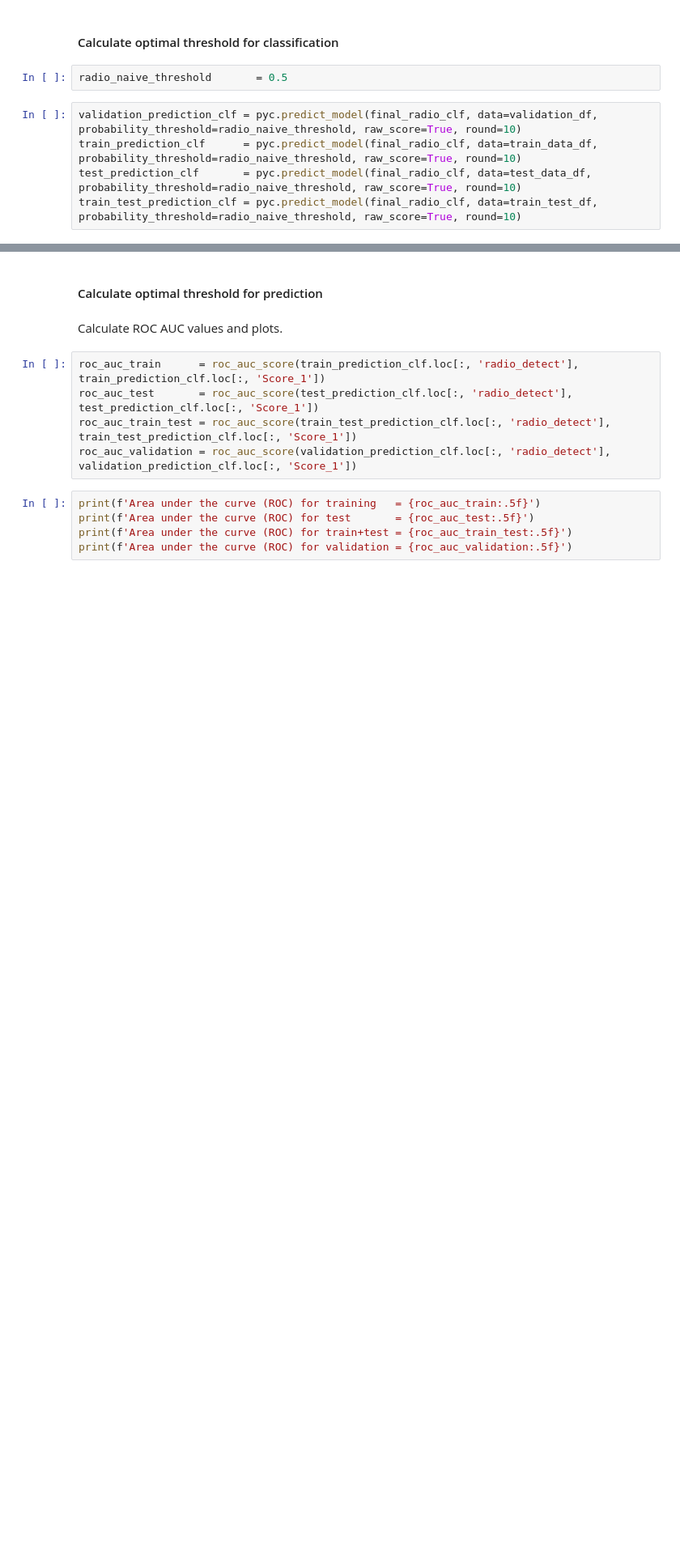
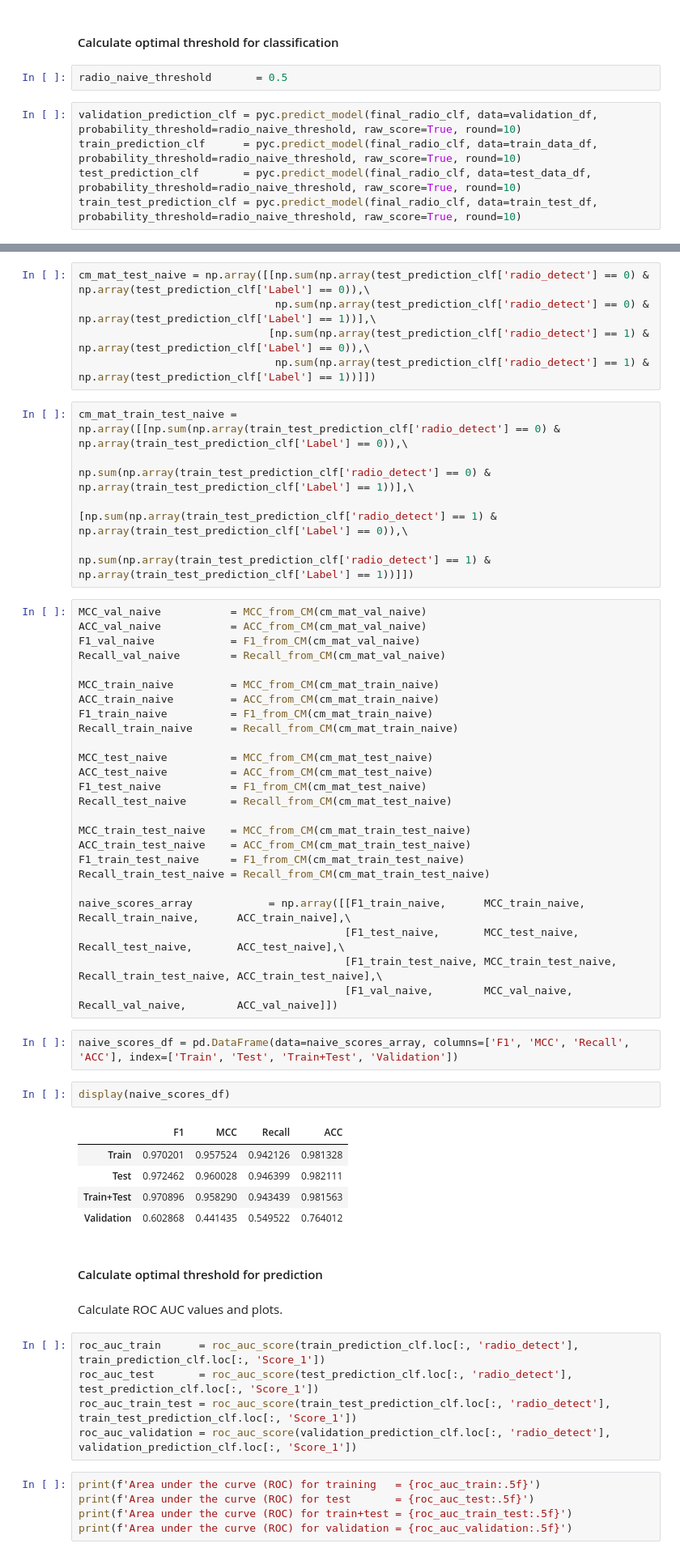
Before and after one commit to racarvajal/Pipeline_RG_z_ML, a Jupyter notebook: ML_17.ipynb, the cells around one changed output, grey strips where cells are left out. Shown at 81% size. Cells and saved outputs as stored; diff of their text form; blank space fills up the shorter version.

```diff
--- a/ML_17.ipynb
+++ b/ML_17.ipynb
@@ -984,3 +996,48 @@ train_test_prediction_clf = pyc.predict_model(final_radio_clf, data=train_test_d
+# %%
+cm_mat_test_naive = np.array([[np.sum(np.array(test_prediction_clf['radio_detect'] == 0) & np.array(test_prediction_clf['Label'] == 0)),\
+                               np.sum(np.array(test_prediction_clf['radio_detect'] == 0) & np.array(test_prediction_clf['Label'] == 1))],\
+                              [np.sum(np.array(test_prediction_clf['radio_detect'] == 1) & np.array(test_prediction_clf['Label'] == 0)),\
+                               np.sum(np.array(test_prediction_clf['radio_detect'] == 1) & np.array(test_prediction_clf['Label'] == 1))]])
+# %%
+cm_mat_train_test_naive = np.array([[np.sum(np.array(train_test_prediction_clf['radio_detect'] == 0) & np.array(train_test_prediction_clf['Label'] == 0)),\
+                                     np.sum(np.array(train_test_prediction_clf['radio_detect'] == 0) & np.array(train_test_prediction_clf['Label'] == 1))],\
+                                    [np.sum(np.array(train_test_prediction_clf['radio_detect'] == 1) & np.array(train_test_prediction_clf['Label'] == 0)),\
+                                     np.sum(np.array(train_test_prediction_clf['radio_detect'] == 1) & np.array(train_test_prediction_clf['Label'] == 1))]])
+# %%
+MCC_val_naive           = MCC_from_CM(cm_mat_val_naive)
+ACC_val_naive           = ACC_from_CM(cm_mat_val_naive)
+F1_val_naive            = F1_from_CM(cm_mat_val_naive)
+Recall_val_naive        = Recall_from_CM(cm_mat_val_naive)
+
+MCC_train_naive         = MCC_from_CM(cm_mat_train_naive)
+ACC_train_naive         = ACC_from_CM(cm_mat_train_naive)
+F1_train_naive          = F1_from_CM(cm_mat_train_naive)
+Recall_train_naive      = Recall_from_CM(cm_mat_train_naive)
+
+MCC_test_naive          = MCC_from_CM(cm_mat_test_naive)
+ACC_test_naive          = ACC_from_CM(cm_mat_test_naive)
+F1_test_naive           = F1_from_CM(cm_mat_test_naive)
+Recall_test_naive       = Recall_from_CM(cm_mat_test_naive)
+
+MCC_train_test_naive    = MCC_from_CM(cm_mat_train_test_naive)
+ACC_train_test_naive    = ACC_from_CM(cm_mat_train_test_naive)
+F1_train_test_naive     = F1_from_CM(cm_mat_train_test_naive)
+Recall_train_test_naive = Recall_from_CM(cm_mat_train_test_naive)
+
+naive_scores_array            = np.array([[F1_train_naive,      MCC_train_naive,      Recall_train_naive,      ACC_train_naive],\
+                                          [F1_test_naive,       MCC_test_naive,       Recall_test_naive,       ACC_test_naive],\
+                                          [F1_train_test_naive, MCC_train_test_naive, Recall_train_test_naive, ACC_train_test_naive],\
+                                          [F1_val_naive,        MCC_val_naive,        Recall_val_naive,        ACC_val_naive]])
+# %%
+naive_scores_df = pd.DataFrame(data=naive_scores_array, columns=['F1', 'MCC', 'Recall', 'ACC'], index=['Train', 'Test', 'Train+Test', 'Validation'])
+# %%
+display(naive_scores_df)
+# %% [output]
+|  | F1 | MCC | Recall | ACC |
+| Train | 0.970201 | 0.957524 | 0.942126 | 0.981328 |
+| Test | 0.972462 | 0.960028 | 0.946399 | 0.982111 |
+| Train+Test | 0.970896 | 0.958290 | 0.943439 | 0.981563 |
+| Validation | 0.602868 | 0.441435 | 0.549522 | 0.764012 |
 # %% [markdown]
 #### Calculate optimal threshold for prediction
 # %% [markdown]
```
Also changed, not shown: parts of 6 cells of this notebook, 2 other files.
